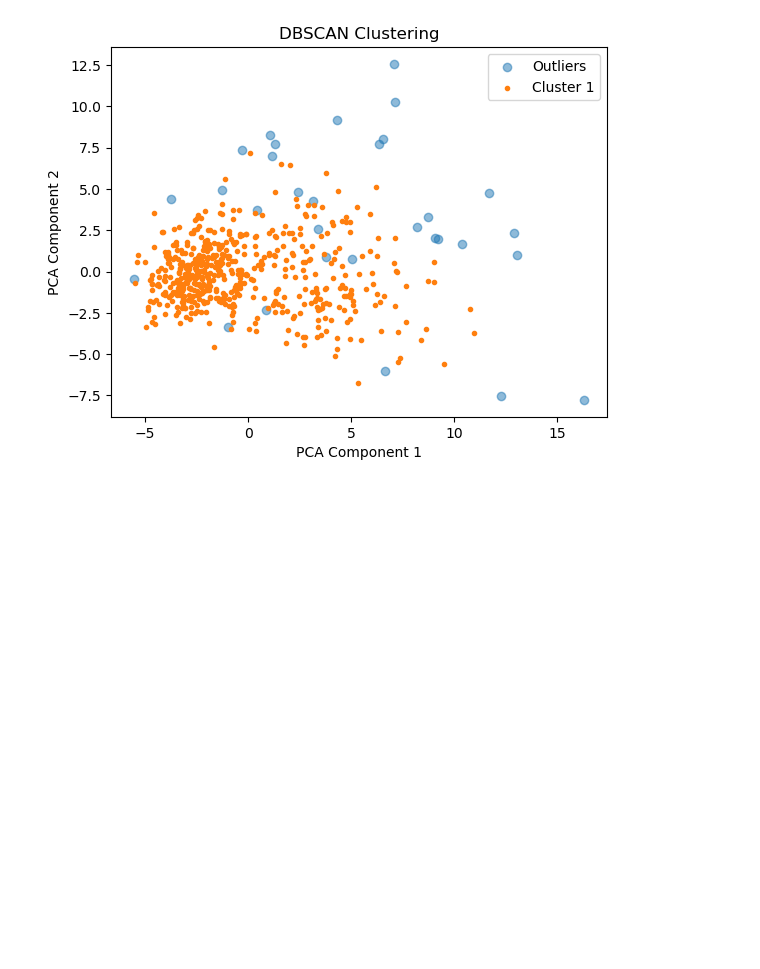
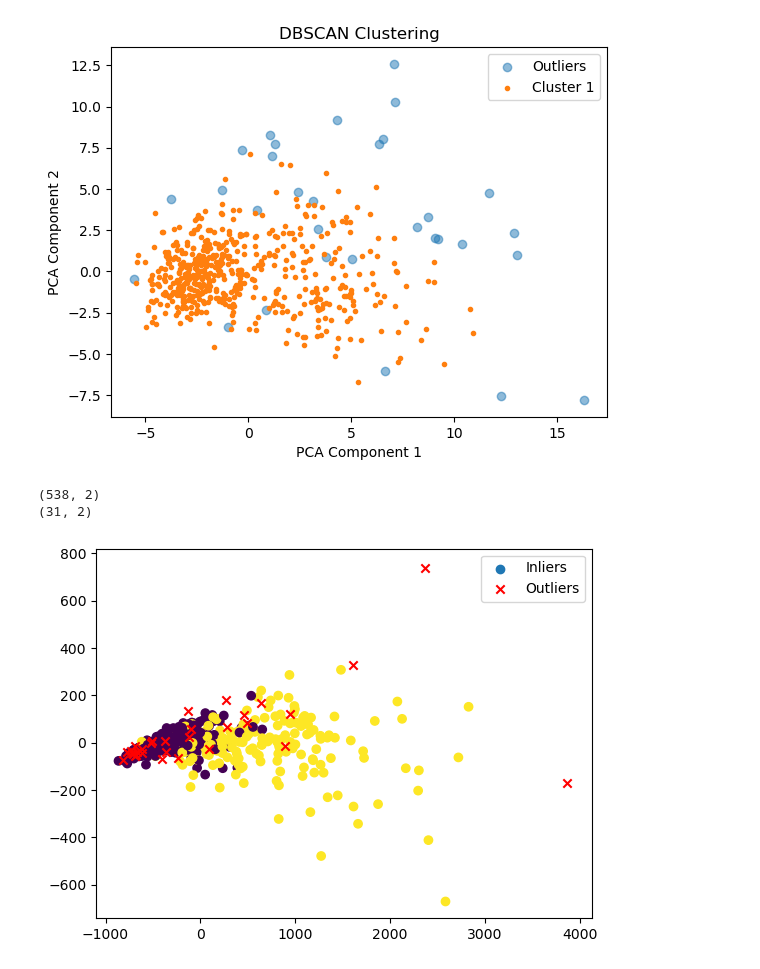
Before and after one commit to thomas-tran22/MachineLearningProject, a Jupyter notebook: ML_Project.ipynb, the cells around one changed output. Drawn from its saved outputs; the diff is of its cells as text; code cells hidden in the pictures; blank space fills up the shorter version.

```diff
--- a/ML_Project.ipynb
+++ b/ML_Project.ipynb
@@ -77,6 +77,42 @@ plt.show()
 Estimated no. of clusters: 2
 Estimated no. of noise points: 31
 [figure]
+# %%
+from sklearn.cluster import KMeans
+# from sklearn.preprocessing import StandardScaler
+from sklearn.neighbors import LocalOutlierFactor
+# import matplotlib.pyplot as plt
+# import numpy as np
+
+# Detect outliers using Local Outlier Factor
+scaler = StandardScaler()
+X_scaled = scaler.fit_transform(X)
+lof = LocalOutlierFactor(n_neighbors=20, contamination='auto')
+outlier_labels = lof.fit_predict(X_scaled)
+
+# Perform KMeans clustering on the original scaled data
+kmeans = KMeans(n_clusters=2, random_state=42)
+kmeans.fit(X_scaled)
+labels = kmeans.labels_
+
+pca = PCA(n_components=2)
+X_pca = pca.fit_transform(X)
+
+# Separate outliers and inliers
+outliers = X_pca[outlier_labels == -1]
+inliers = X_pca[outlier_labels != -1]
+
+print(inliers.shape)
+print(outliers.shape)
+
+plt.scatter(inliers[:, 0], inliers[:, 1], c=labels[outlier_labels != -1], cmap='viridis', label='Inliers')
+plt.scatter(outliers[:, 0], outliers[:, 1], c='red', marker='x', label='Outliers')
+plt.legend()
+plt.show()
+# %% [output]
+(538, 2)
+(31, 2)
+[figure, added]
 # %%
 # Print metrics
 from sklearn import metrics
```
Also changed, not shown: parts of 8 cells of this notebook.
